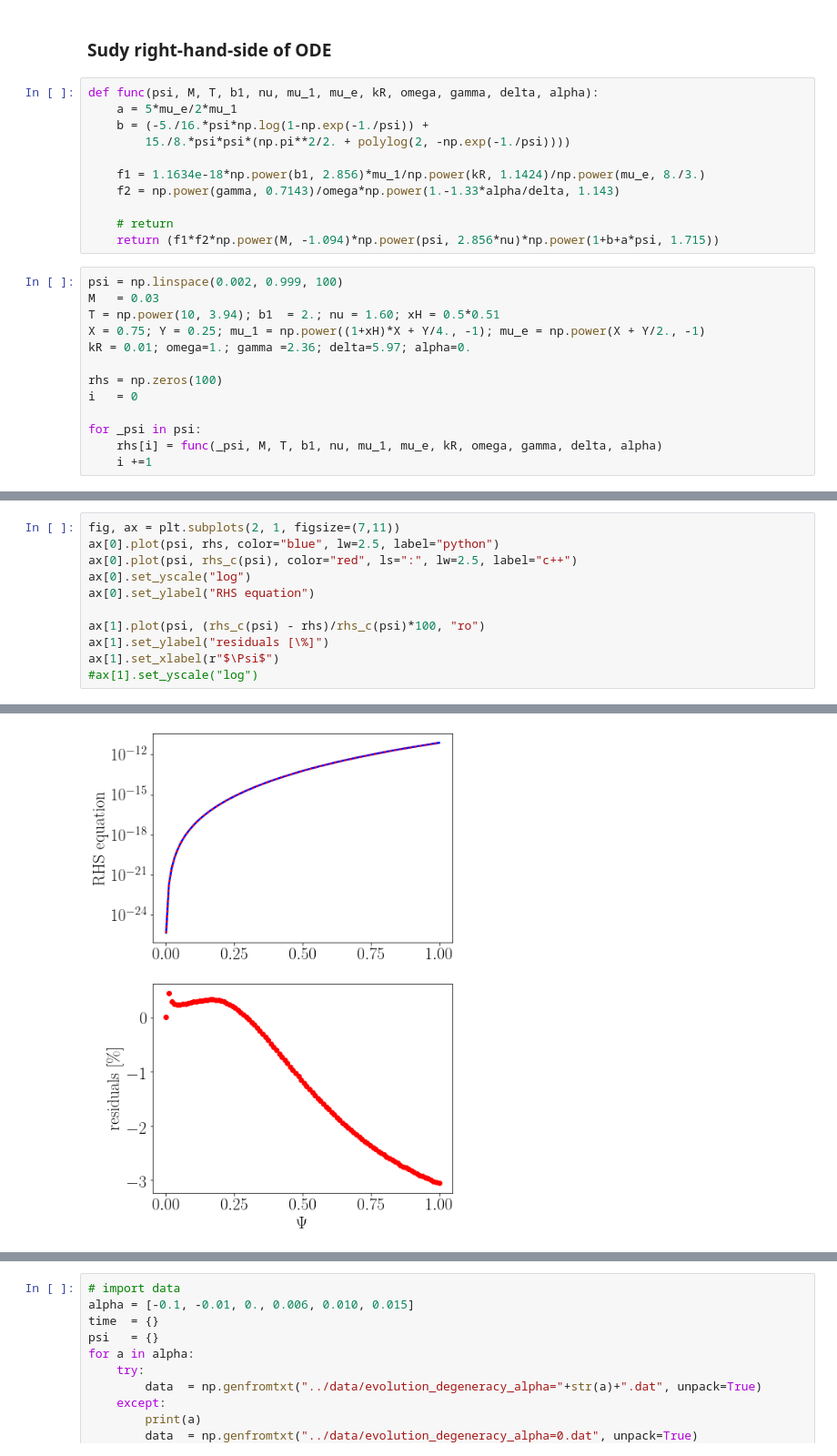
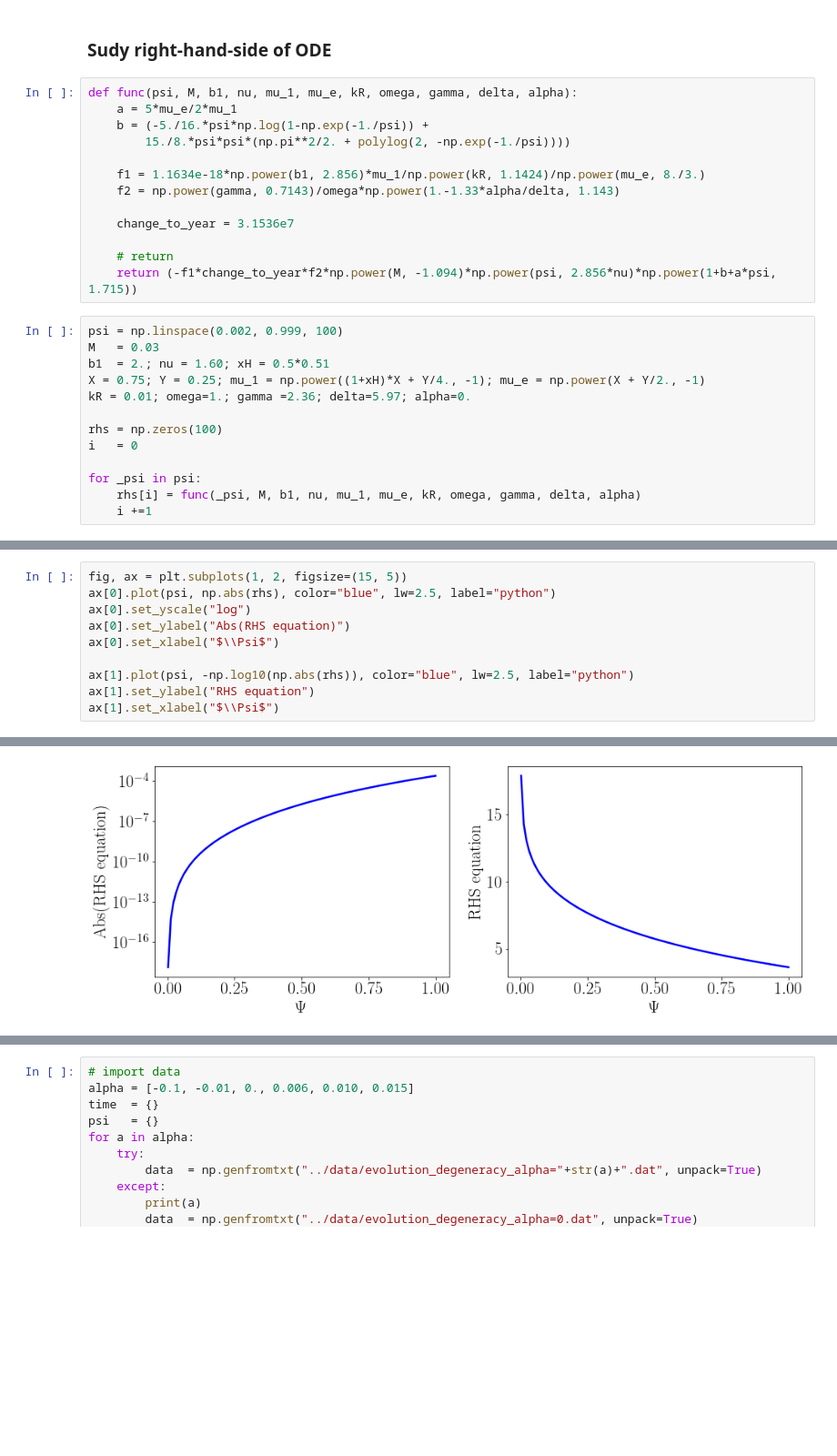
Before and after one commit to mariabenitocst/brown_dwarfs_palatini, a Jupyter notebook: jupyter-notebook/evolution_degeneracy.ipynb, the cells around one changed output, grey strips where cells are left out. Shown at 91% size. Cells and saved outputs as stored; diff of their text form; blank space fills up the shorter version.

```diff
--- a/jupyter-notebook/evolution_degeneracy.ipynb
+++ b/jupyter-notebook/evolution_degeneracy.ipynb
@@ -152,7 +154,7 @@ ax.set_xscale("log")
 # %% [markdown]
 ### Sudy right-hand-side of ODE
 # %%
-def func(psi, M, T, b1, nu, mu_1, mu_e, kR, omega, gamma, delta, alpha):
+def func(psi, M, b1, nu, mu_1, mu_e, kR, omega, gamma, delta, alpha):
     a = 5*mu_e/2*mu_1
     b = (-5./16.*psi*np.log(1-np.exp(-1./psi)) +
         15./8.*psi*psi*(np.pi**2/2. + polylog(2, -np.exp(-1./psi))))
@@ -160,12 +162,14 @@ def func(psi, M, T, b1, nu, mu_1, mu_e, kR, omega, gamma, delta, alpha):
     f1 = 1.1634e-18*np.power(b1, 2.856)*mu_1/np.power(kR, 1.1424)/np.power(mu_e, 8./3.)
     f2 = np.power(gamma, 0.7143)/omega*np.power(1.-1.33*alpha/delta, 1.143)
 
+    change_to_year = 3.1536e7
+
     # return
-    return (f1*f2*np.power(M, -1.094)*np.power(psi, 2.856*nu)*np.power(1+b+a*psi, 1.715))
+    return (-f1*change_to_year*f2*np.power(M, -1.094)*np.power(psi, 2.856*nu)*np.power(1+b+a*psi, 1.715))
 # %%
 psi = np.linspace(0.002, 0.999, 100)
 M   = 0.03
-T = np.power(10, 3.94); b1  = 2.; nu = 1.60; xH = 0.5*0.51
+b1  = 2.; nu = 1.60; xH = 0.5*0.51
 X = 0.75; Y = 0.25; mu_1 = np.power((1+xH)*X + Y/4., -1); mu_e = np.power(X + Y/2., -1)
 kR = 0.01; omega=1.; gamma =2.36; delta=5.97; alpha=0.
 
@@ -173,5 +177,5 @@ rhs = np.zeros(100)
 i   = 0
 
 for _psi in psi:
-    rhs[i] = func(_psi, M, T, b1, nu, mu_1, mu_e, kR, omega, gamma, delta, alpha)
+    rhs[i] = func(_psi, M, b1, nu, mu_1, mu_e, kR, omega, gamma, delta, alpha)
     i +=1
@@ -184,14 +182,13 @@ rhs_c = interp1d(psi_c, rhs_c)
 # %%
-fig, ax = plt.subplots(2, 1, figsize=(7,11))
-ax[0].plot(psi, rhs, color="blue", lw=2.5, label="python")
-ax[0].plot(psi, rhs_c(psi), color="red", ls=":", lw=2.5, label="c++")
+fig, ax = plt.subplots(1, 2, figsize=(15, 5))
+ax[0].plot(psi, np.abs(rhs), color="blue", lw=2.5, label="python")
 ax[0].set_yscale("log")
-ax[0].set_ylabel("RHS equation")
+ax[0].set_ylabel("Abs(RHS equation)")
+ax[0].set_xlabel("$\\Psi$")
 
-ax[1].plot(psi, (rhs_c(psi) - rhs)/rhs_c(psi)*100, "ro")
-ax[1].set_ylabel("residuals [\%]")
-ax[1].set_xlabel(r"$\Psi$")
-#ax[1].set_yscale("log")
+ax[1].plot(psi, -np.log10(np.abs(rhs)), color="blue", lw=2.5, label="python")
+ax[1].set_ylabel("RHS equation")
+ax[1].set_xlabel("$\\Psi$")
 # %% [output]
 Text(0.5, 0, '$\\Psi$')
-[figure, old version]
+[figure, new version]
```
Also changed, not shown: parts of 20 cells of this notebook.
